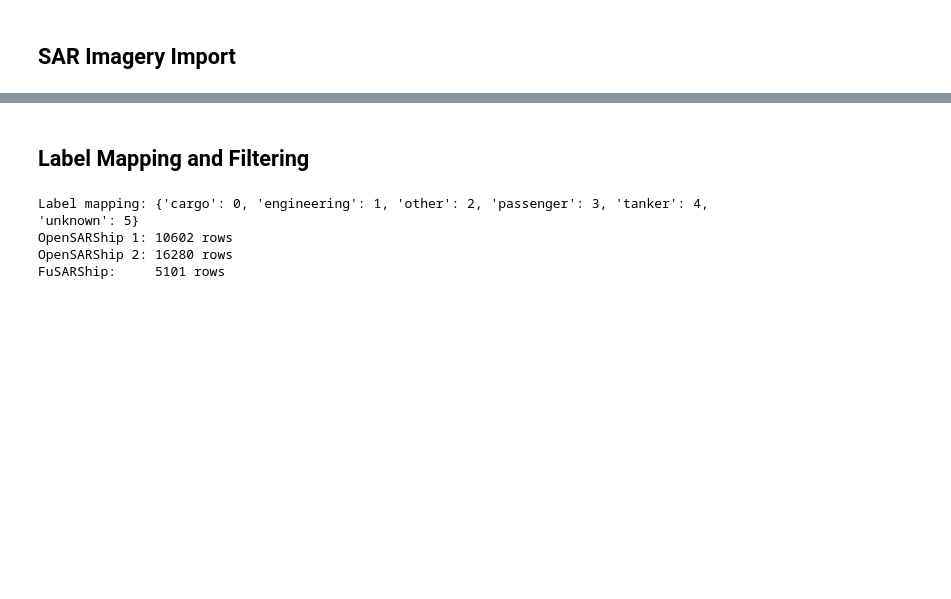
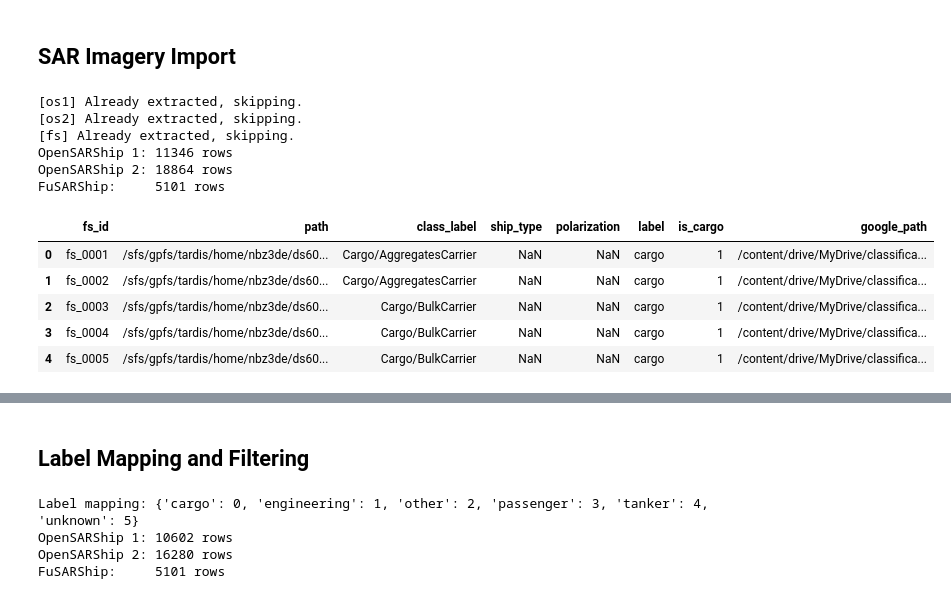
Before and after one commit to gknapp101/ds6050_final_project, a Jupyter notebook: src/MultiModelTrain_riv.ipynb, the cells around one changed output, grey strips where cells are left out. Cells and saved outputs as stored; diff of their text form; code cells hidden in the pictures; blank space fills up the shorter version.

```diff
--- a/src/MultiModelTrain_riv.ipynb
+++ b/src/MultiModelTrain_riv.ipynb
@@ -14,9 +14,9 @@ from pathlib import Path
 # Box direct download format: https://company.box.com/shared/static/<id>
 # ---------------------------------------------------------------------------
 BOX_URLS = {
-    "os1": "https://virginia.box.com/s/9tz0fm7kq6745qzgy22hia985uf6c3hz",   # e.g. "https://company.box.com/shared/static/abc123"
-    "os2": "https://virginia.box.com/s/t5dt2l6dgc3oz8oeizj83e8938gx69yr",
-    "fs":  "https://virginia.box.com/s/u1lmcljm3o75gseghv5acnd4417qrkn2",
+    "os1": "https://virginia.box.com/shared/static/9tz0fm7kq6745qzgy22hia985uf6c3hz.zip",   # e.g. "https://company.box.com/shared/static/abc123"
+    "os2": "https://virginia.box.com/shared/static/t5dt2l6dgc3oz8oeizj83e8938gx69yr.zip",
+    "fs":  "https://virginia.box.com/shared/static/u1lmcljm3o75gseghv5acnd4417qrkn2.zip",
 }
 
 # ---------------------------------------------------------------------------
@@ -49,33 +49,46 @@ def download_and_extract(key: str, out_dir: Path) -> None:
     with zipfile.ZipFile(zip_path) as zf:
         zf.extractall(out_dir)
     zip_path.unlink()
     print(f"[{key}] Done -> {out_dir}")
 
 
 # ---------------------------------------------------------------------------
 # Download image folders
 # ---------------------------------------------------------------------------
 download_and_extract("os1", DATA_DIR / "os1")
 download_and_extract("os2", DATA_DIR / "os2")
 download_and_extract("fs",  DATA_DIR / "fs")
 
 # ---------------------------------------------------------------------------
 # Load CSVs (already in repo at data/classification/)
 # ---------------------------------------------------------------------------
 opensar1 = pd.read_csv(DATA_DIR / "opensar1_labels.csv")
 opensar2 = pd.read_csv(DATA_DIR / "opensar2_labels.csv")
 fusar    = pd.read_csv(DATA_DIR / "fusar_labels.csv")
 
 # Resolve local image paths
 opensar1["path"] = opensar1["path"].apply(lambda p: str(PROJECT_ROOT / p))
 opensar2["path"] = opensar2["path"].apply(lambda p: str(PROJECT_ROOT / p))
 fusar["path"]    = fusar["path"].apply(lambda p: str(PROJECT_ROOT / p))
 
 print(f"OpenSARShip 1: {len(opensar1)} rows")
 print(f"OpenSARShip 2: {len(opensar2)} rows")
 print(f"FuSARShip:     {len(fusar)} rows")
 
 fusar.head()
+# %% [output]
+[os1] Already extracted, skipping.
+[os2] Already extracted, skipping.
+[fs] Already extracted, skipping.
+OpenSARShip 1: 11346 rows
+OpenSARShip 2: 18864 rows
+FuSARShip:     5101 rows
+|  | fs_id | path | class_label | ship_type | polarization | label | is_cargo | google_path |
+| 0 | fs_0001 | /sfs/gpfs/tardis/home/nbz3de/ds60... | Cargo/AggregatesCarrier | NaN | NaN | cargo | 1 | /content/drive/MyDrive/classifica... |
+| 1 | fs_0002 | /sfs/gpfs/tardis/home/nbz3de/ds60... | Cargo/AggregatesCarrier | NaN | NaN | cargo | 1 | /content/drive/MyDrive/classifica... |
+| 2 | fs_0003 | /sfs/gpfs/tardis/home/nbz3de/ds60... | Cargo/BulkCarrier | NaN | NaN | cargo | 1 | /content/drive/MyDrive/classifica... |
+| 3 | fs_0004 | /sfs/gpfs/tardis/home/nbz3de/ds60... | Cargo/BulkCarrier | NaN | NaN | cargo | 1 | /content/drive/MyDrive/classifica... |
+| 4 | fs_0005 | /sfs/gpfs/tardis/home/nbz3de/ds60... | Cargo/BulkCarrier | NaN | NaN | cargo | 1 | /content/drive/MyDrive/classifica... |
 # %%
 # import wandb
 import torch
```
Also changed, not shown: parts of 9 cells of this notebook, 1 other file.
